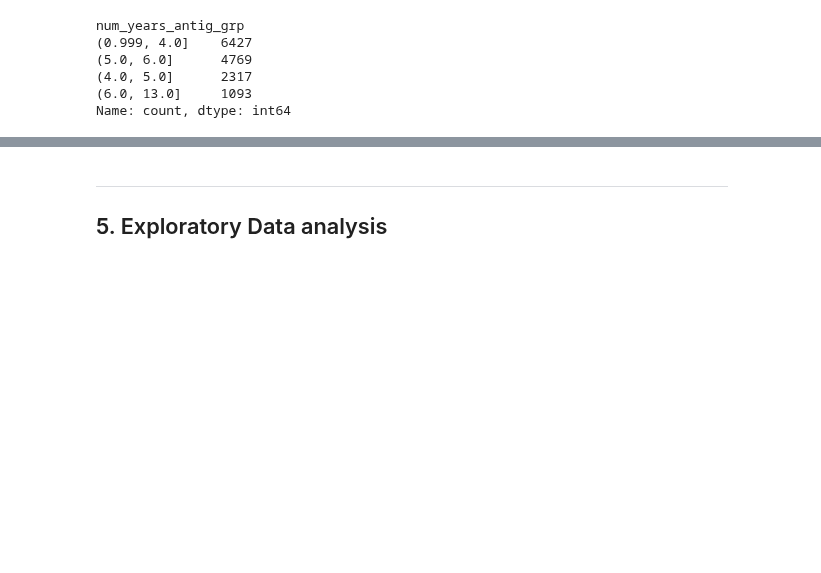
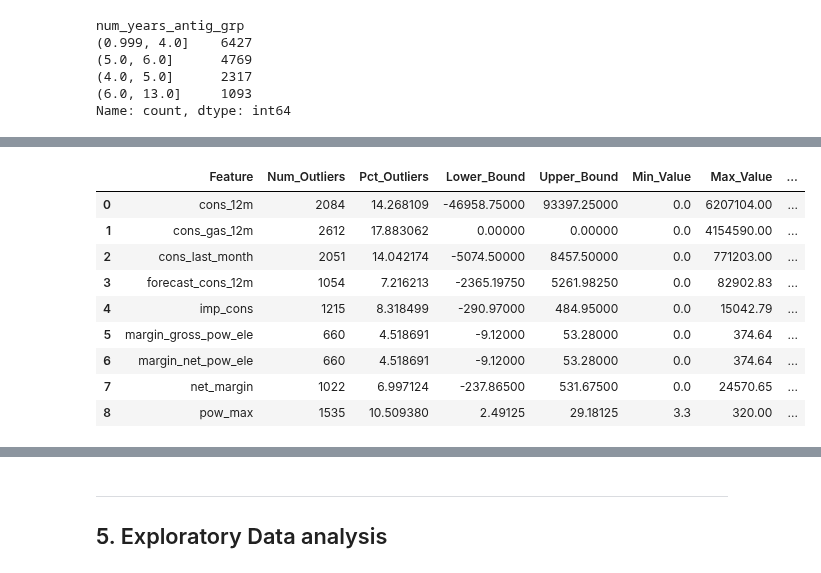
Before and after one commit to ramdhanhdy/DS_Project, a Jupyter notebook: BCG_DataScience_VI/Task2_EDA.ipynb, the cells around one changed output, grey strips where cells are left out. Drawn from its saved outputs; the diff is of its cells as text; code cells hidden in the pictures; blank space fills up the shorter version.

```diff
--- a/BCG_DataScience_VI/Task2_EDA.ipynb
+++ b/BCG_DataScience_VI/Task2_EDA.ipynb
@@ -473,0 +490,54 @@ Name: count, dtype: int64
+# %%
+# Define numerical columns for outlier analysis
+numerical_columns = ['cons_12m', 'cons_gas_12m', 'cons_last_month', 'forecast_cons_12m',
+                     'imp_cons', 'margin_gross_pow_ele', 'margin_net_pow_ele', 'net_margin', 'pow_max']
+
+# Function to calculate IQR and identify outliers
+def identify_outliers(df, column):
+    Q1 = df[column].quantile(0.25)
+    Q3 = df[column].quantile(0.75)
+    IQR = Q3 - Q1
+    lower_bound = Q1 - 1.5 * IQR
+    upper_bound = Q3 + 1.5 * IQR
+    outliers = df[(df[column] < lower_bound) | (df[column] > upper_bound)]
+    return outliers, lower_bound, upper_bound
+
+outlier_results = []
+
+# Analyze outliers for each numerical column
+for column in numerical_columns:
+    outliers, lower_bound, upper_bound = identify_outliers(client_df, column)
+
+    # Analyze relationship between outliers and churn
+    outlier_churn_rate = outliers['churn'].mean()
+    overall_churn_rate = client_df['churn'].mean()
+
+
+    # Append the results to the list
+    outlier_results.append({
+        'Feature': column,
+        'Num_Outliers': len(outliers),
+        'Pct_Outliers': (len(outliers) / len(client_df)) * 100,
+        'Lower_Bound': lower_bound,
+        'Upper_Bound': upper_bound,
+        'Min_Value': client_df[column].min(),
+        'Max_Value': client_df[column].max(),
+        'Outlier_Churn_Rate': outlier_churn_rate,
+        'Overall_Churn_Rate': overall_churn_rate,
+        'Churn_Rate_Difference': abs(outlier_churn_rate - overall_churn_rate)
+    })
+
+outlier_result_df = pd.DataFrame(outlier_results)
+# %%
+outlier_result_df
+# %% [output]
+|  | Feature | Num_Outliers | Pct_Outliers | Lower_Bound | Upper_Bound | Min_Value | Max_Value | ... |
+| 0 | cons_12m | 2084 | 14.268109 | -46958.75000 | 93397.25000 | 0.0 | 6207104.00 | ... |
+| 1 | cons_gas_12m | 2612 | 17.883062 | 0.00000 | 0.00000 | 0.0 | 4154590.00 | ... |
+| 2 | cons_last_month | 2051 | 14.042174 | -5074.50000 | 8457.50000 | 0.0 | 771203.00 | ... |
+| 3 | forecast_cons_12m | 1054 | 7.216213 | -2365.19750 | 5261.98250 | 0.0 | 82902.83 | ... |
+| 4 | imp_cons | 1215 | 8.318499 | -290.97000 | 484.95000 | 0.0 | 15042.79 | ... |
+| 5 | margin_gross_pow_ele | 660 | 4.518691 | -9.12000 | 53.28000 | 0.0 | 374.64 | ... |
+| 6 | margin_net_pow_ele | 660 | 4.518691 | -9.12000 | 53.28000 | 0.0 | 374.64 | ... |
+| 7 | net_margin | 1022 | 6.997124 | -237.86500 | 531.67500 | 0.0 | 24570.65 | ... |
+| 8 | pow_max | 1535 | 10.509380 | 2.49125 | 29.18125 | 3.3 | 320.00 | ... |
```
Also changed, not shown: parts of 11 cells of this notebook.
